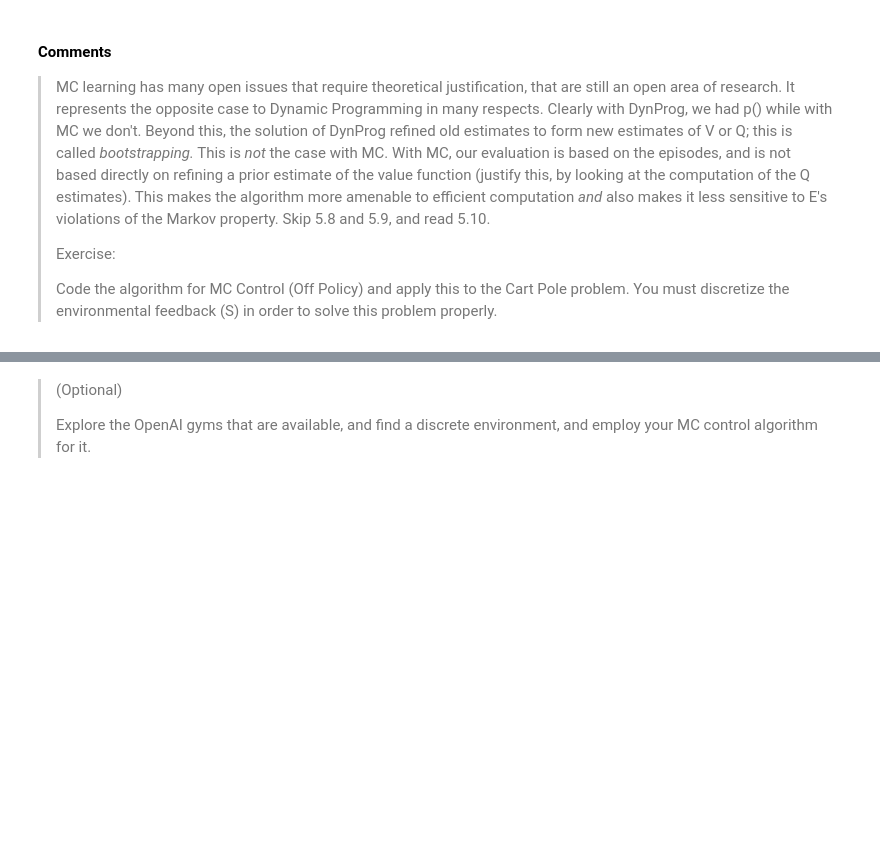
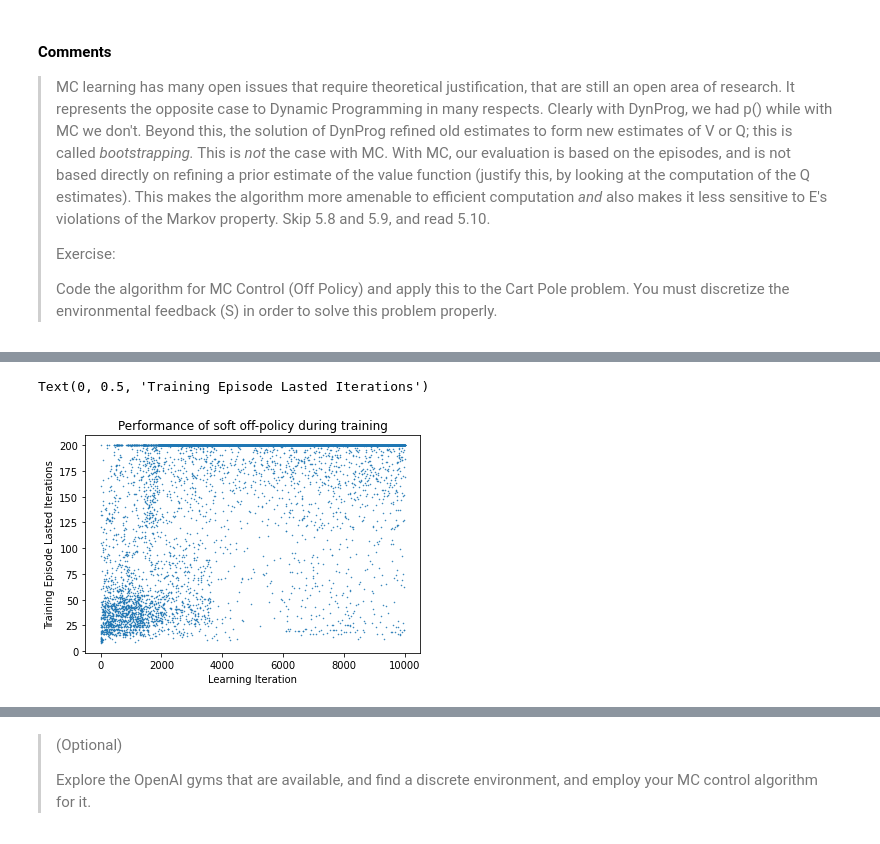
Before and after one commit to constructor-s/aps1080_winter_2021, a Jupyter notebook: A2/A2.ipynb, the cells around one changed output, grey strips where cells are left out. Drawn from its saved outputs; the diff is of its cells as text; code cells hidden in the pictures; blank space fills up the shorter version.

```diff
--- a/A2/A2.ipynb
+++ b/A2/A2.ipynb
@@ -91,0 +189,18 @@
+# %%
+def init_random_policy(eps, S, A, rng):
+    """
+    Generate a random eps-soft policy
+    """
+    pi_random_init = rng.random([S, A])
+    pi_random_mask = np.zeros_like(pi_random_init, dtype=np.float)
+    pi_random_mask[np.arange(S), np.argmax(pi_random_init, axis=1)] = True
+    pi = pi_random_mask * (1 - eps) + eps / A
+    return pi
+
+def get_eps_soft_policy(pi, S, A, eps):
+    assert pi.ndim == 1
+    ret = np.full((S, A), fill_value=1.0*eps/A)
+    ret[np.arange(num_S), pi] += 1 - eps
+    # for i, a in enumerate(pi):
+        # ret[i, a] += 1 - eps
+    return ret
@@ -91,0 +279,9 @@
+# %%
+import matplotlib.pyplot as plt
+plt.plot(T_history, '.', markersize=1)
+plt.title("Performance of soft off-policy during training")
+plt.xlabel("Learning Iteration")
+plt.ylabel("Training Episode Lasted Iterations")
+# %% [output]
+Text(0, 0.5, 'Training Episode Lasted Iterations')
+[figure, added]
```
Also changed, not shown: parts of 10 cells of this notebook.
